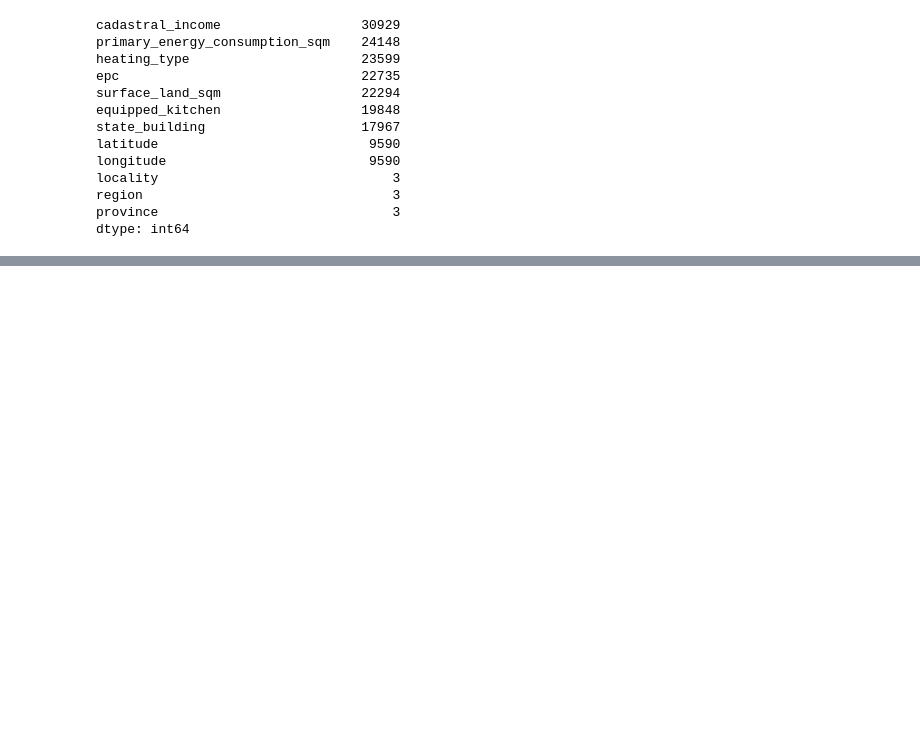
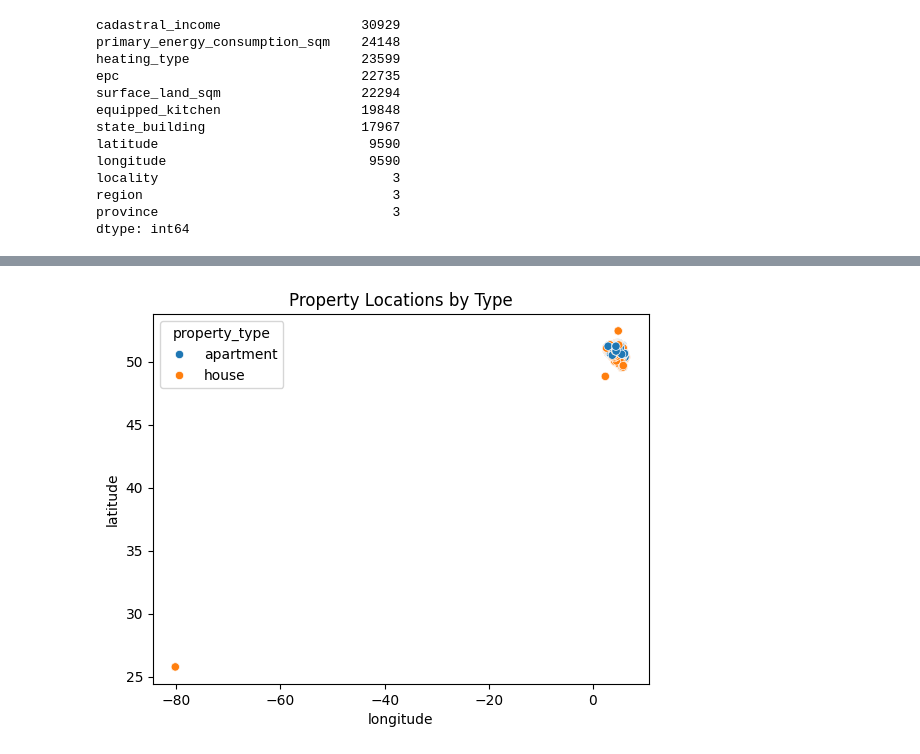
Before and after one commit to Lalovan/Real-estate-price-prediction-Data-analysis, a Jupyter notebook: Kristin/analysis_brainstorming.ipynb, the cells around one changed output, grey strips where cells are left out. Drawn from its saved outputs; the diff is of its cells as text; code cells hidden in the pictures; blank space fills up the shorter version.

```diff
--- a/Kristin/analysis_brainstorming.ipynb
+++ b/Kristin/analysis_brainstorming.ipynb
@@ -866,0 +835,6 @@ Rows with highest missing counts:
+# %%
+sns.scatterplot(x='longitude', y='latitude', hue='property_type', data=df)
+plt.title('Property Locations by Type')
+plt.show()
+# %% [output]
+[figure, added]
```
Also changed, not shown: parts of 23 cells of this notebook, 1 other file.
